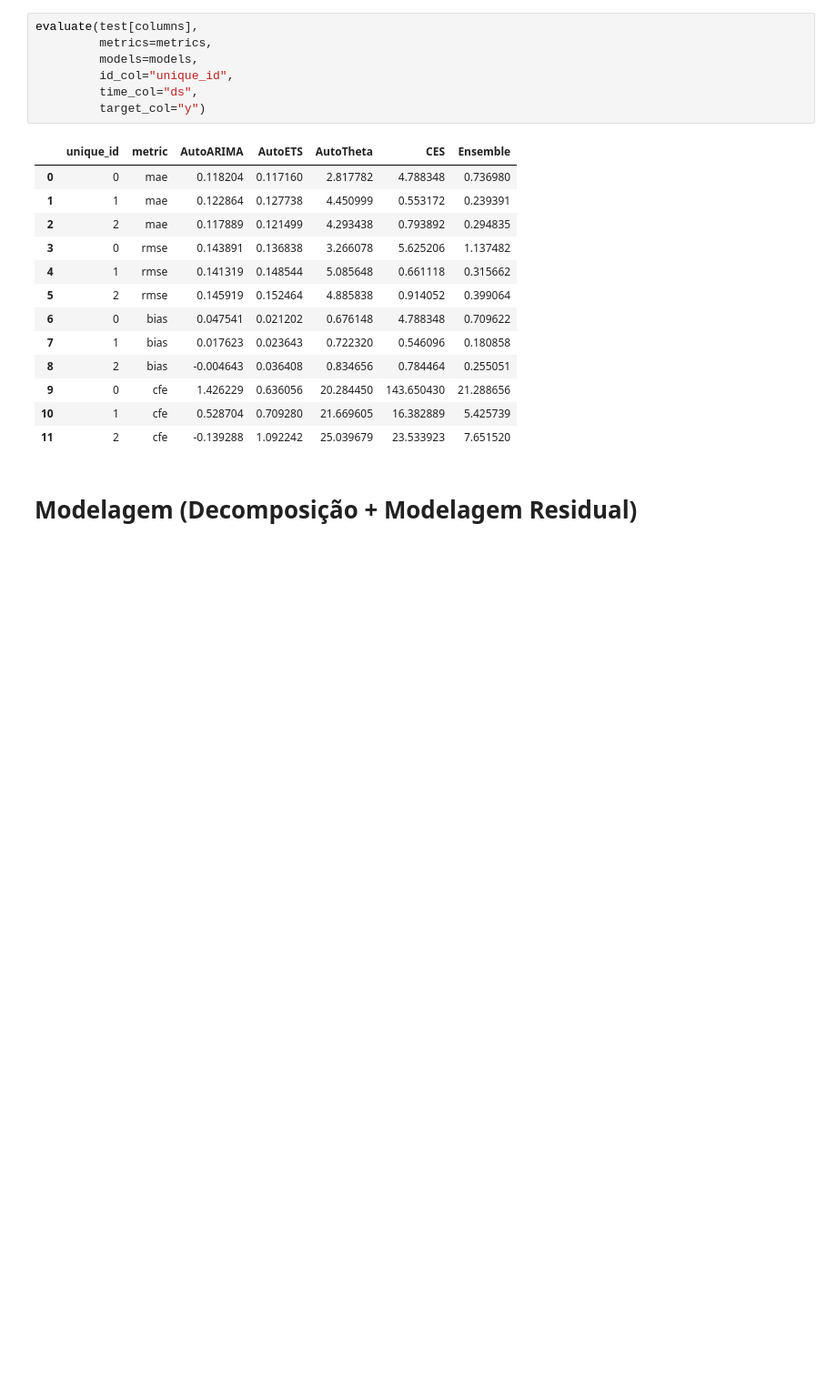
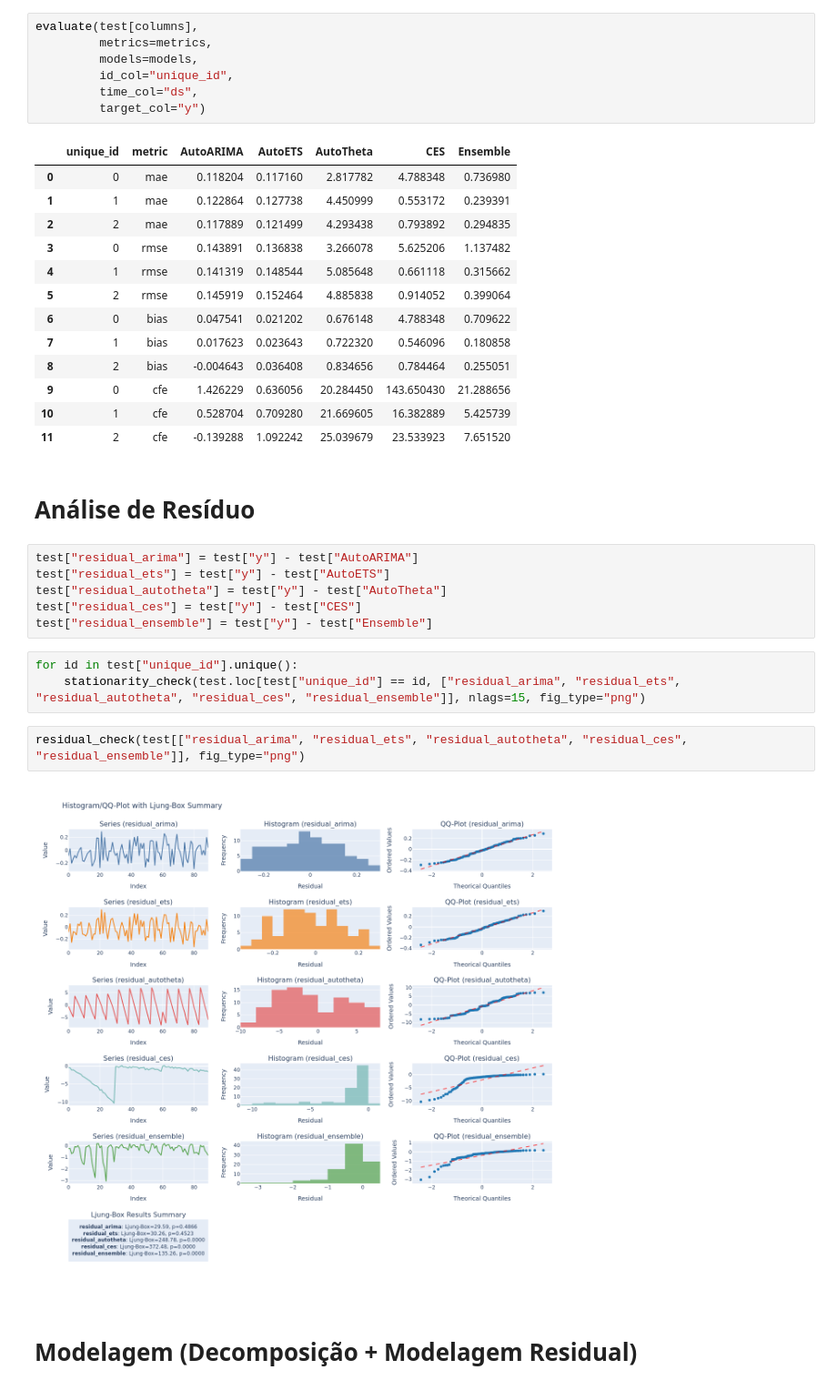
Before and after one commit to HeyLucasLeao/forecasting, a Jupyter notebook: 2.sythentic_data.ipynb, the cells around one changed output. Shown at 91% size. Saved outputs shown, nothing was run; the diff lists cells and outputs as text; blank space fills up the shorter version.

```diff
--- a/2.sythentic_data.ipynb
+++ b/2.sythentic_data.ipynb
@@ -201,6 +201,21 @@ evaluate(test[columns],
 | 9 | 0 | cfe | 1.426229 | 0.636056 | 20.284450 | 143.650430 | 21.288656 |
 | 10 | 1 | cfe | 0.528704 | 0.709280 | 21.669605 | 16.382889 | 5.425739 |
 | 11 | 2 | cfe | -0.139288 | 1.092242 | 25.039679 | 23.533923 | 7.651520 |
+# %% [markdown]
+# Análise de Resíduo
+# %%
+test["residual_arima"] = test["y"] - test["AutoARIMA"]
+test["residual_ets"] = test["y"] - test["AutoETS"]
+test["residual_autotheta"] = test["y"] - test["AutoTheta"]
+test["residual_ces"] = test["y"] - test["CES"]
+test["residual_ensemble"] = test["y"] - test["Ensemble"]
+# %%
+for id in test["unique_id"].unique():
+    stationarity_check(test.loc[test["unique_id"] == id, ["residual_arima", "residual_ets", "residual_autotheta", "residual_ces", "residual_ensemble"]], nlags=15, fig_type="png")
+# %%
+residual_check(test[["residual_arima", "residual_ets", "residual_autotheta", "residual_ces", "residual_ensemble"]], fig_type="png")
+# %% [output]
+[figure, added]
 # %% [markdown]
 # Modelagem (Decomposição + Modelagem Residual)
 # %% [markdown]
```
Also changed, not shown: parts of 1 cell of this notebook, 1 other file.
